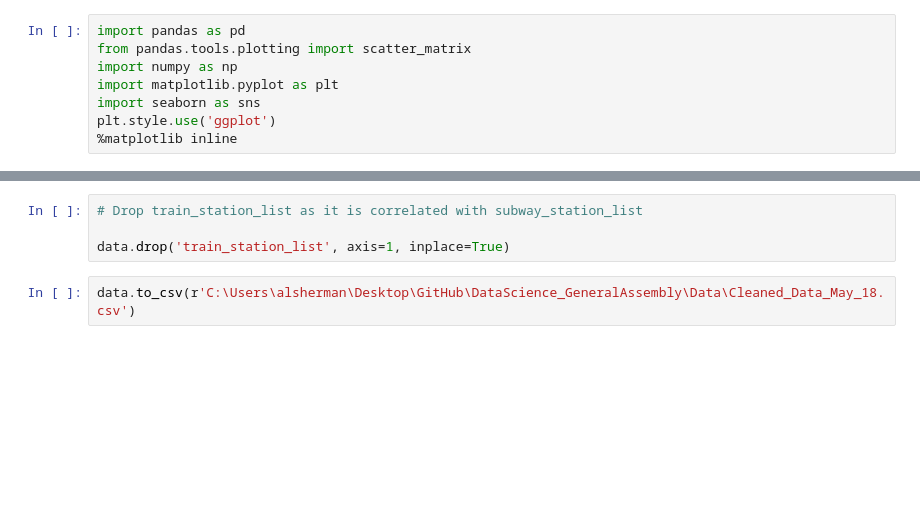
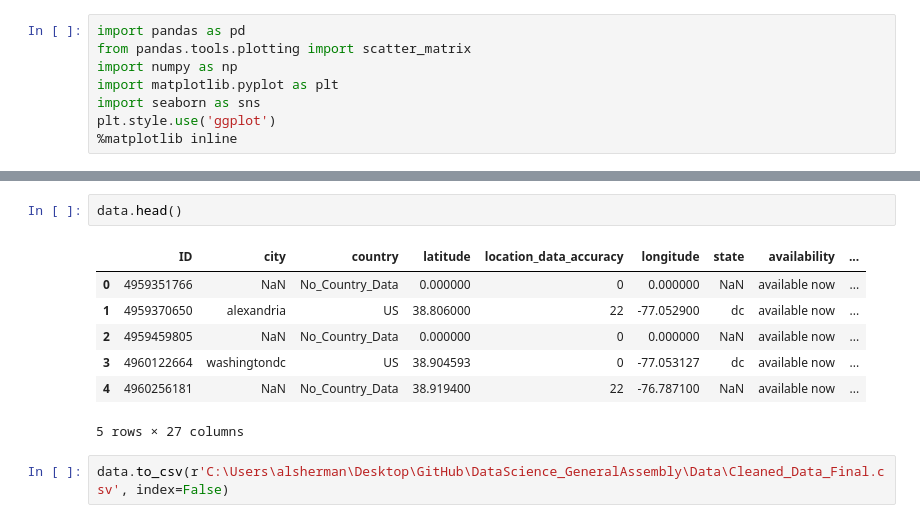
Before and after one commit to Alexjmsherman/General_Assembly_Final_Project, a Jupyter notebook: Final_Project/4. Final_Project_Data_Visualization.ipynb, the cells around one changed output, grey strips where cells are left out. Cells and saved outputs as stored; diff of their text form; blank space fills up the shorter version.

```diff
--- a/Final_Project/4. Final_Project_Data_Visualization.ipynb
+++ b/Final_Project/4. Final_Project_Data_Visualization.ipynb
@@ -100,6 +113,12 @@ ValueError: `dataset` input should have multiple elements.
-# %%
-# Drop train_station_list as it is correlated with subway_station_list
-
-data.drop('train_station_list', axis=1, inplace=True)
+# %%
+data.head()
+# %% [output]
+|  | ID | city | country | latitude | location_data_accuracy | longitude | state | availability | ... |
+| 0 | 4959351766 | NaN | No_Country_Data | 0.000000 | 0 | 0.000000 | NaN | available now | ... |
+| 1 | 4959370650 | alexandria | US | 38.806000 | 22 | -77.052900 | dc | available now | ... |
+| 2 | 4959459805 | NaN | No_Country_Data | 0.000000 | 0 | 0.000000 | NaN | available now | ... |
+| 3 | 4960122664 | washingtondc | US | 38.904593 | 0 | -77.053127 | dc | available now | ... |
+| 4 | 4960256181 | NaN | No_Country_Data | 38.919400 | 22 | -76.787100 | NaN | available now | ... |
+5 rows × 27 columns
 # %%
-data.to_csv(r'C:\Users\alsherman\Desktop\GitHub\DataScience_GeneralAssembly\Data\Cleaned_Data_May_18.csv')
+data.to_csv(r'C:\Users\alsherman\Desktop\GitHub\DataScience_GeneralAssembly\Data\Cleaned_Data_Final.csv', index=False)
```
Also changed, not shown: parts of 7 cells of this notebook.
